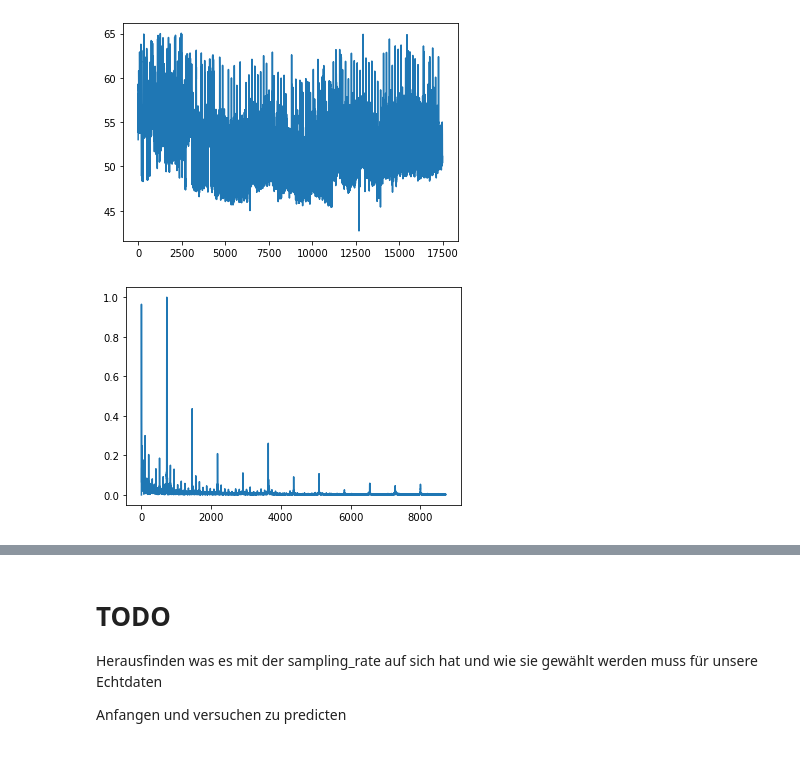
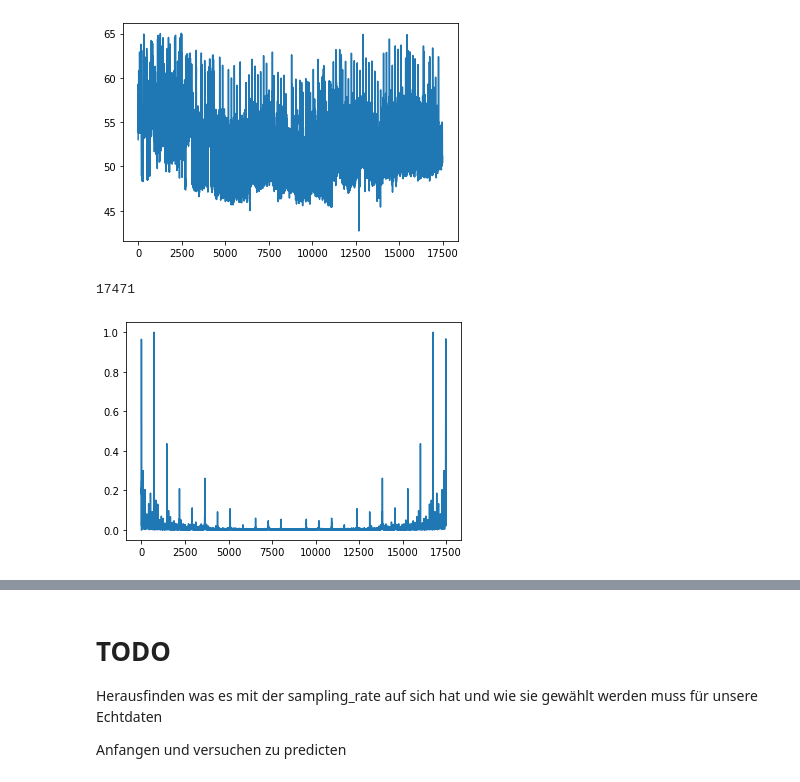
Before and after one commit to mdeppner/energy_demand_prediction_for_buildings, a Jupyter notebook: notebooks/Demand Prediction.ipynb, the cells around one changed output, grey strips where cells are left out. Drawn from its saved outputs; the diff is of its cells as text; code cells hidden in the pictures.

```diff
--- a/notebooks/Demand Prediction.ipynb
+++ b/notebooks/Demand Prediction.ipynb
@@ -343,17 +327,22 @@ plt.show()
 # %% [output]
 [figure]
 # %%
-input_points = np.size(signal)
-sampling_rate = input_points * 100
+datapoints = np.size(signal)
+sampling_rate = datapoints * 2
 # Time component
 time = np.arange(0,1,1/sampling_rate)
 datapoints = np.size(time)
 frequency_domain = np.linspace(0,1,int(datapoints/2))
+# %%
+input_points
+# %% [output]
+17471
 # %%
 result_fft = fft(center_function(signal))
-fft_freq = 100/datapoints * abs(result_fft[0:np.size(frequency_domain)])
+fft_freq = 2/datapoints * abs(result_fft[0:np.size(frequency_domain)])
+fft_frequencies = fft_freq
 # %%
-plt.plot(fft_freq[0:int(input_points/2)])
+plt.plot(fft_frequencies)
 plt.show()
 # %% [output]
-[figure, old version]
+[figure, new version]
```
Also changed, not shown: parts of 30 cells of this notebook, 1 other file.
